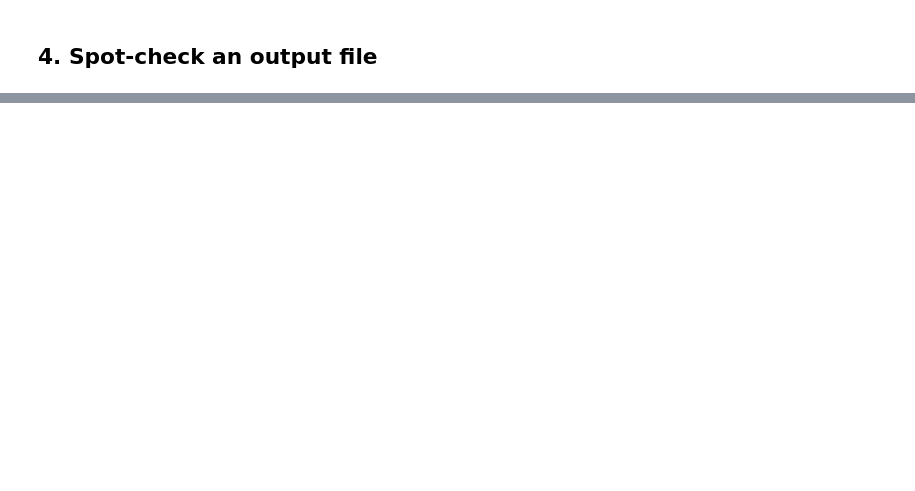
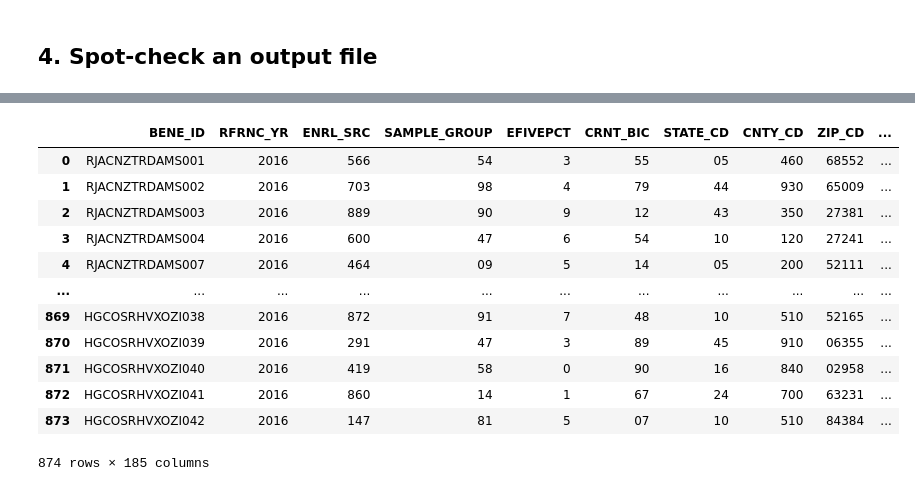
Before and after one commit to ForomePlatform/synthetic-resdac-claims, a Jupyter notebook: notebooks/demo.ipynb, the cells around one changed output, grey strips where cells are left out. Saved outputs shown, nothing was run; the diff lists cells and outputs as text; code cells hidden in the pictures; blank space fills up the shorter version.

```diff
--- a/notebooks/demo.ipynb
+++ b/notebooks/demo.ipynb
@@ -57,0 +152,40 @@ list(out_dir.iterdir())
+# %%
+import os
+
+import dorieh.cms.fts2yaml as f2y
+import pandas as pd
+
+
+def load_output(stem: str) -> pd.DataFrame:
+    """Load an output `.dat` file as a DataFrame using its matching `.fts` schema.
+
+    Pass the path with no extension; both `.dat` and `.fts` are appended.
+    """
+    fts = f2y.MedicareFTS(f2y.mcr_type(os.path.basename(stem) + ".fts")).init(stem + ".fts")
+    n_real = int(fts.metadata["Columns in File"])
+    cols = fts.columns[:n_real]
+    return pd.read_fwf(
+        stem + ".dat",
+        widths=[int(c.width) for c in cols],
+        names=[c.column for c in cols],
+        dtype=str,
+    )
+
+
+stem = str(REPO_ROOT / "output_dat_files" / "4444" / "2016" / "mbsf_abcd_summary_resXXXXXXXX_reqXXXXXX_2016")
+df = load_output(stem)
+df
+# %% [output]
+|  | BENE_ID | RFRNC_YR | ENRL_SRC | SAMPLE_GROUP | EFIVEPCT | CRNT_BIC | STATE_CD | CNTY_CD | ZIP_CD | ... |
+| 0 | RJACNZTRDAMS001 | 2016 | 566 | 54 | 3 | 55 | 05 | 460 | 68552 | ... |
+| 1 | RJACNZTRDAMS002 | 2016 | 703 | 98 | 4 | 79 | 44 | 930 | 65009 | ... |
+| 2 | RJACNZTRDAMS003 | 2016 | 889 | 90 | 9 | 12 | 43 | 350 | 27381 | ... |
+| 3 | RJACNZTRDAMS004 | 2016 | 600 | 47 | 6 | 54 | 10 | 120 | 27241 | ... |
+| 4 | RJACNZTRDAMS007 | 2016 | 464 | 09 | 5 | 14 | 05 | 200 | 52111 | ... |
+| ... | ... | ... | ... | ... | ... | ... | ... | ... | ... | ... |
+| 869 | HGCOSRHVXOZI038 | 2016 | 872 | 91 | 7 | 48 | 10 | 510 | 52165 | ... |
+| 870 | HGCOSRHVXOZI039 | 2016 | 291 | 47 | 3 | 89 | 45 | 910 | 06355 | ... |
+| 871 | HGCOSRHVXOZI040 | 2016 | 419 | 58 | 0 | 90 | 16 | 840 | 02958 | ... |
+| 872 | HGCOSRHVXOZI041 | 2016 | 860 | 14 | 1 | 67 | 24 | 700 | 63231 | ... |
+| 873 | HGCOSRHVXOZI042 | 2016 | 147 | 81 | 5 | 07 | 10 | 510 | 84384 | ... |
+874 rows × 185 columns
```
Also changed, not shown: parts of 6 cells of this notebook, 1 other file.
